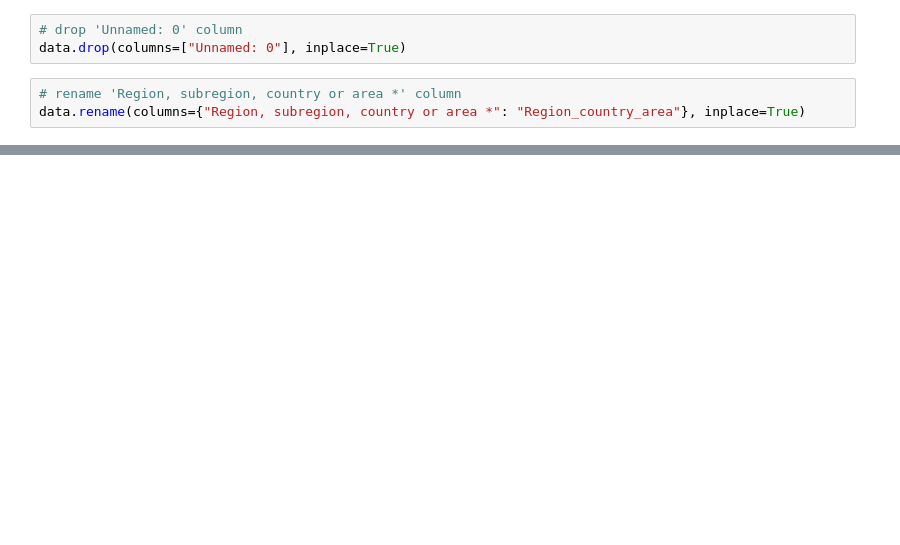
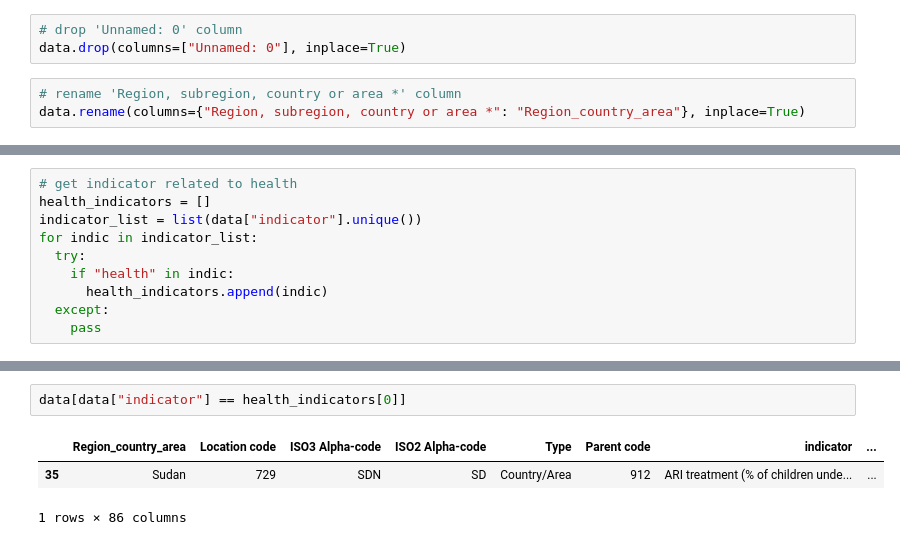
Before and after one commit to OmdenaAI/SudanChapter_AnalyzeHealthcareAccessibility, a Jupyter notebook: 03_Data_preprocessing/demographics/omdena_sudan_health_EDA.ipynb, the cells around one changed output, grey strips where cells are left out. Cells and saved outputs as stored; diff of their text form; blank space fills up the shorter version.

```diff
--- a/03_Data_preprocessing/demographics/omdena_sudan_health_EDA.ipynb
+++ b/03_Data_preprocessing/demographics/omdena_sudan_health_EDA.ipynb
@@ -89,0 +95,10 @@ cols
+# %%
+# get indicator related to health
+health_indicators = []
+indicator_list = list(data["indicator"].unique())
+for indic in indicator_list:
+  try:
+    if "health" in indic:
+      health_indicators.append(indic)
+  except:
+    pass
@@ -89,0 +124,6 @@ cols
+# %%
+data[data["indicator"] == health_indicators[0]]
+# %% [output]
+|  | Region_country_area | Location code | ISO3 Alpha-code | ISO2 Alpha-code | Type | Parent code | indicator | ... |
+| 35 | Sudan | 729 | SDN | SD | Country/Area | 912 | ARI treatment (% of children unde... | ... |
+1 rows × 86 columns
```
Also changed, not shown: parts of 12 cells of this notebook.
